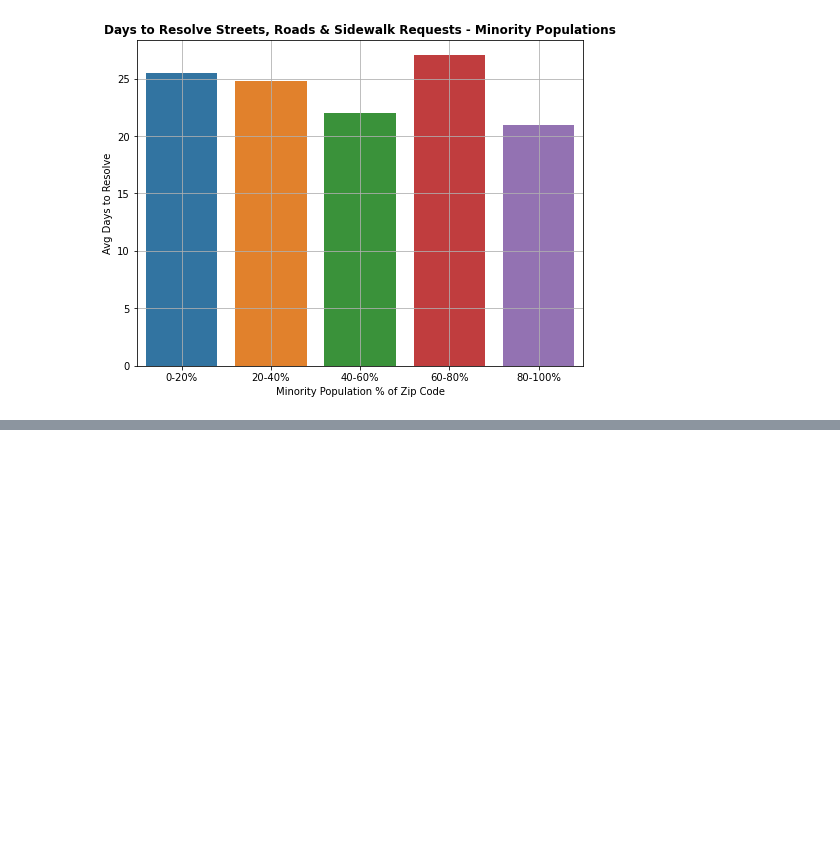
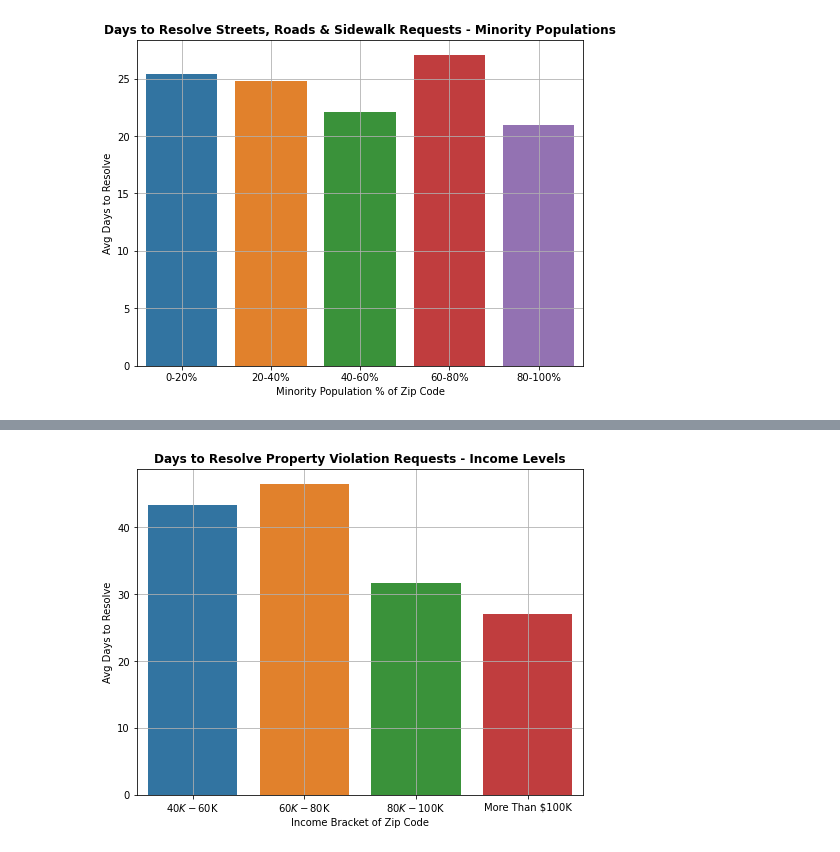
Before and after one commit to PrestonSpencer/Capstone-Nashville-Software-School-Nashville-311-Analysis, a Jupyter notebook: notebooks/visuals_and_analysis.ipynb, the cells around one changed output, grey strips where cells are left out. Saved outputs shown, nothing was run; the diff lists cells and outputs as text; code cells hidden in the pictures; blank space fills up the shorter version.

```diff
--- a/notebooks/visuals_and_analysis.ipynb
+++ b/notebooks/visuals_and_analysis.ipynb
@@ -687,0 +619,14 @@ request_safety.groupby(['Request Type'], as_index = False)['Subrequest Type'].va
+# %%
+def property_mean(main_df):
+    return main_df['Days to Resolve'].mean()
+request_property = main_df.loc[(main_df['Request Type'] == 'Property Violations')]
+property_groups = request_property.groupby(['Income Bracket']).apply(property_mean)
+property_groups = property_groups.reset_index()
+plt.figure(figsize = (8,6))
+sns.barplot(x = 'Income Bracket', y = 0, data = property_groups)
+plt.ylabel('Avg Days to Resolve')
+plt.xlabel('Income Bracket of Zip Code')
+plt.title('Days to Resolve Property Violation Requests - Income Levels', weight = 'bold', fontsize = 12)
+plt.grid();
+# %% [output]
+[figure, added]
```
Also changed, not shown: parts of 42 cells of this notebook, 5 other files.
